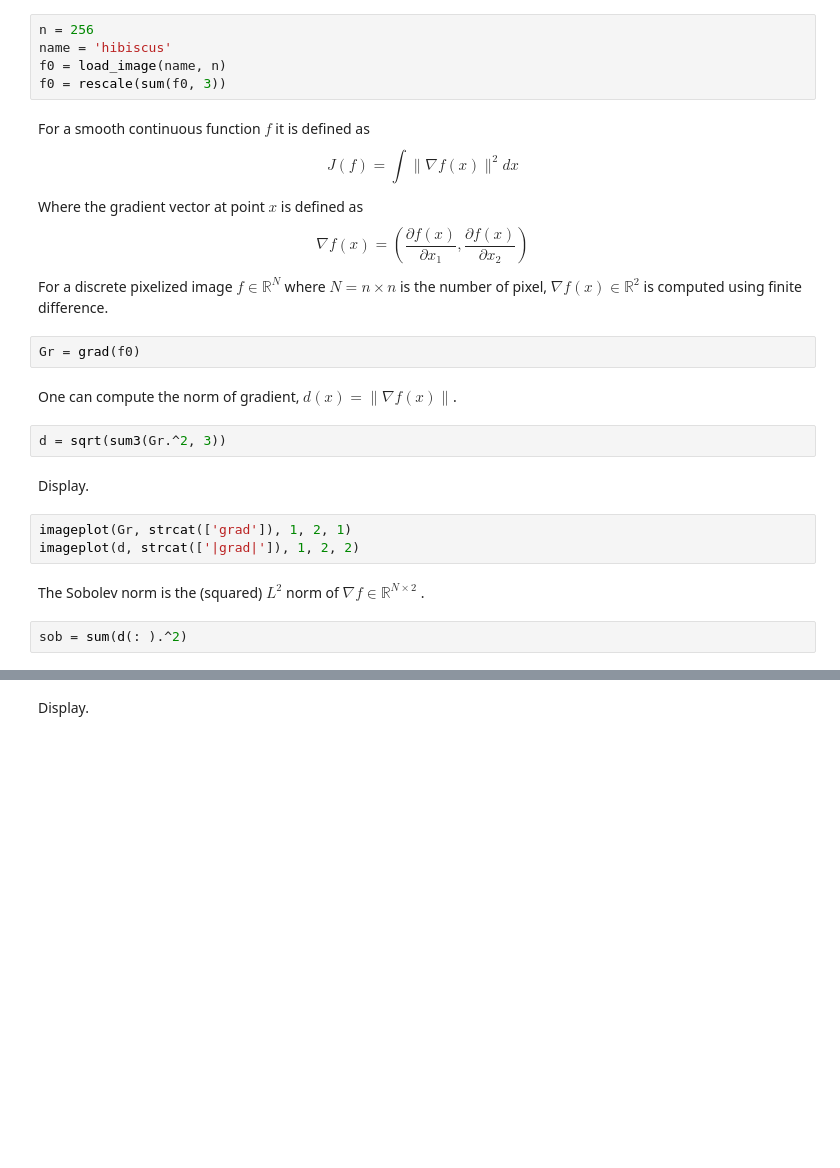
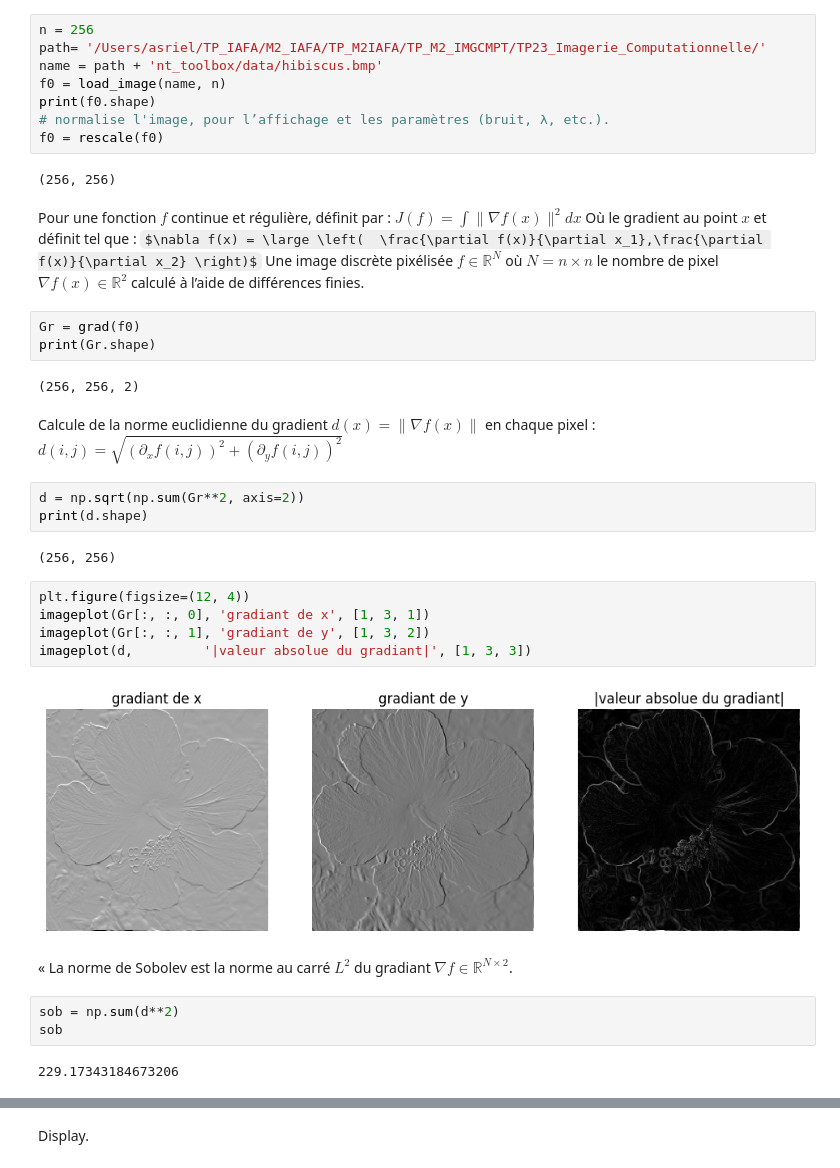
Before and after one commit to Borleo/2_M2_IAFA, a Jupyter notebook: TP_M2IAFA/TP_M2_IMGCMPT/TP23_Imagerie_Computationnelle/1_Simple Denoising Methods/Denoising by Sobolev and Total Variation Regularization/denoisingsimp_4_denoiseregul.ipynb, the cells around one changed output, grey strips where cells are left out. Cells and saved outputs as stored; diff of their text form; some formulas as TeX source; blank space fills up the shorter version.

```diff
--- a/TP_M2IAFA/TP_M2_IMGCMPT/TP23_Imagerie_Computationnelle/1_Simple Denoising Methods/Denoising by Sobolev and Total Variation Regularization/denoisingsimp_4_denoiseregul.ipynb
+++ b/TP_M2IAFA/TP_M2_IMGCMPT/TP23_Imagerie_Computationnelle/1_Simple Denoising Methods/Denoising by Sobolev and Total Variation Regularization/denoisingsimp_4_denoiseregul.ipynb
@@ -111,33 +46,41 @@ First we load a clean image.
 # %%
 n = 256
-name = 'hibiscus'
+path= '/Users/asriel/TP_IAFA/M2_IAFA/TP_M2IAFA/TP_M2_IMGCMPT/TP23_Imagerie_Computationnelle/'
+name = path + 'nt_toolbox/data/hibiscus.bmp'
 f0 = load_image(name, n)
-f0 = rescale(sum(f0, 3))
+print(f0.shape)
+# normalise l'image, pour l’affichage et les paramètres (bruit, λ, etc.).
+f0 = rescale(f0)
+# %% [output]
+(256, 256)
 # %% [markdown]
-For a smooth continuous function $f$ it is defined as
-$$J(f) = \int \|\nabla f(x)\|^2 d x $$
-
-
-Where the gradient vector at point $x$ is defined as
-$$ \nabla f(x) = \left(  \frac{\partial f(x)}{\partial x_1},\frac{\partial f(x)}{\partial x_2} \right) $$
-
-
-For a discrete pixelized image $f \in \mathbb{R}^N$ where $N=n \times n$ is the number of pixel,
-$\nabla f(x) \in \mathbb{R}^2$ is computed using finite difference.
+Pour une fonction $f$ continue et régulière, définit par : $J(f) = \int \|\nabla f(x)\|^2 d x $
+Où le gradient au point $x$ et définit tel que : $\nabla f(x) = \large \left(  \frac{\partial f(x)}{\partial x_1},\frac{\partial f(x)}{\partial x_2} \right)$
+Une image discrète pixélisée $f \in \mathbb{R}^N$ où $N=n \times n$ le nombre de pixel $\nabla f(x) \in \mathbb{R}^2$ calculé à l’aide de différences finies.
 # %%
 Gr = grad(f0)
+print(Gr.shape)
+# %% [output]
+(256, 256, 2)
 # %% [markdown]
-One can compute the norm of gradient, $d(x) = \|\nabla f(x)\| $.
+Calcule de la norme euclidienne du gradient $d(x) = \|\nabla f(x)\| $ en chaque pixel : $d(i,j)= \sqrt{(∂_x f(i,j))^2 +(∂_yf(i,j))^2}$
 # %%
-d = sqrt(sum3(Gr.^2, 3))
+d = np.sqrt(np.sum(Gr**2, axis=2))
+print(d.shape)
+# %% [output]
+(256, 256)
-# %% [markdown]
-Display.
 # %%
-imageplot(Gr, strcat(['grad']), 1, 2, 1)
-imageplot(d, strcat(['|grad|']), 1, 2, 2)
+plt.figure(figsize=(12, 4))
+imageplot(Gr[:, :, 0], 'gradiant de x', [1, 3, 1])
+imageplot(Gr[:, :, 1], 'gradiant de y', [1, 3, 2])
+imageplot(d,         '|valeur absolue du gradiant|', [1, 3, 3])
+# %% [output]
+[figure, added]
 # %% [markdown]
-The Sobolev norm is the (squared) $L^2$ norm of $\nabla f \in
-\mathbb{R}^{N \times 2}$.
+« La norme de Sobolev est la norme au carré $L^2$ du gradiant $\nabla f \in\mathbb{R}^{N \times 2}$.
 # %%
-sob = sum(d(: ).^2)
+sob = np.sum(d**2)
+sob
+# %% [output]
+229.17343184673206
 # %% [markdown]
```
Also changed, not shown: parts of 16 cells of this notebook.
